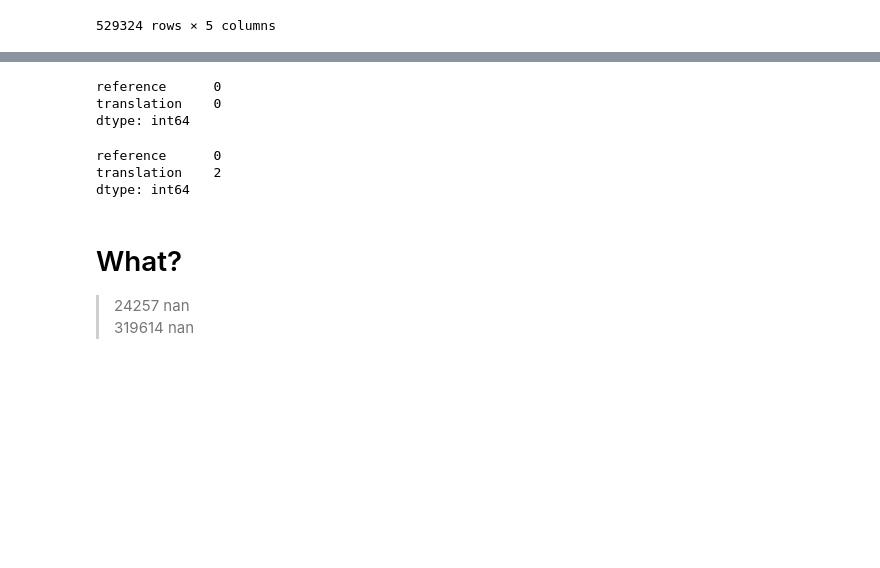
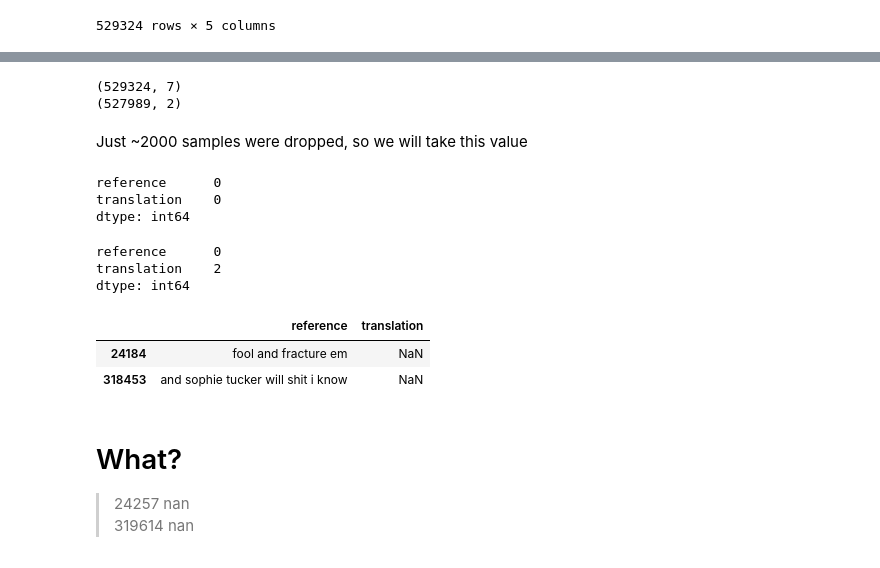
Before and after one commit to rootint/text-detoxification, a Jupyter notebook: notebooks/data_exploration.ipynb, the cells around one changed output, grey strips where cells are left out. Saved outputs shown, nothing was run; the diff lists cells and outputs as text; code cells hidden in the pictures; blank space fills up the shorter version.

```diff
--- a/notebooks/data_exploration.ipynb
+++ b/notebooks/data_exploration.ipynb
@@ -210,3 +211,16 @@ training_data
+# %%
+# Let's take 256 as the length of the embeddings, and see how much points will be cut off
+print(final_data.shape)
+data = final_data[(final_data['reference_length'] <= 256) & (final_data['translation_length'] <= 256)]
+longest_ref_len = data['reference'].apply(len).max()
+longest_tra_len = data['translation'].apply(len).max()
+training_data = data.drop(['reference_length', 'translation_length', 'tox_diff', 'ref_tox', 'trn_tox'], axis=1)
+print(training_data.shape)
+# %% [output]
+(529324, 7)
+(527989, 2)
+# %% [markdown]
+Just ~2000 samples were dropped, so we will take this value
 # %%
 training_data.to_csv('../data/interim/training_data.csv', index=False)
 training_data.isna().sum()
@@ -217,10 +231,16 @@ dtype: int64
 # %%
 dff = pd.read_csv('../data/interim/training_data.csv', dtype={'toxic_column': str, 'nontoxic_column': str})
 print(dff.isna().sum())
+nan_rows = dff[dff.isna().any(axis=1)]
+
+nan_rows
 # %% [output]
 reference      0
 translation    2
 dtype: int64
+|  | reference | translation |
+| 24184 | fool and fracture em | NaN |
+| 318453 | and sophie tucker will shit i know | NaN |
 # %% [markdown]
 # What?
 > 24257 nan <br>
```
Also changed, not shown: parts of 6 cells of this notebook, 5 other files.
